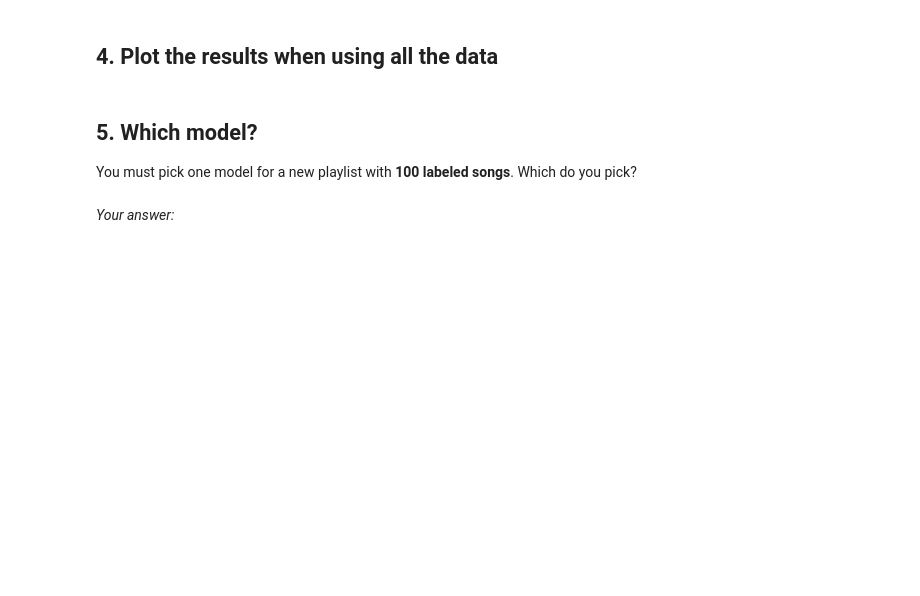
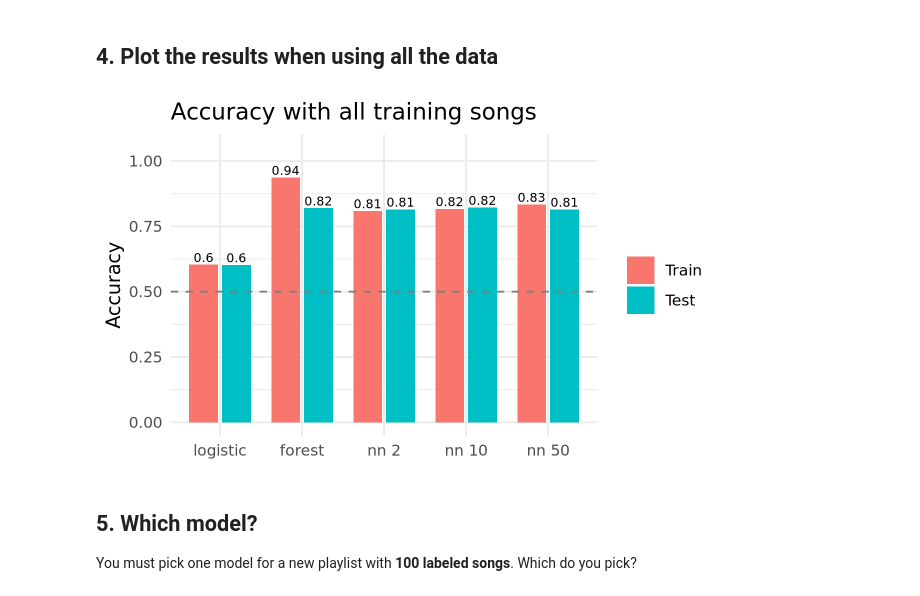
Before and after one commit to matttthww/codespace, a Jupyter notebook: exercises/16-nn-exercise.ipynb, the cells around one changed output. Saved outputs shown, nothing was run; the diff lists cells and outputs as text; code cells hidden in the pictures; blank space fills up the shorter version.

```diff
--- a/exercises/16-nn-exercise.ipynb
+++ b/exercises/16-nn-exercise.ipynb
@@ -120,6 +166,8 @@ Run `compare_models()` again, with all of `train` (about 5,500 songs).
+# %%
+plot_results(results_full, 'Accuracy with all training songs')
+# %% [output]
+[figure, added]
 # %% [markdown]
 ## 5. Which model?
 
 You must pick one model for a new playlist with **100 labeled songs**. Which do you pick?
-# %% [markdown]
-*Your answer:*
```
Also changed, not shown: parts of 9 cells of this notebook, 1 other file.
